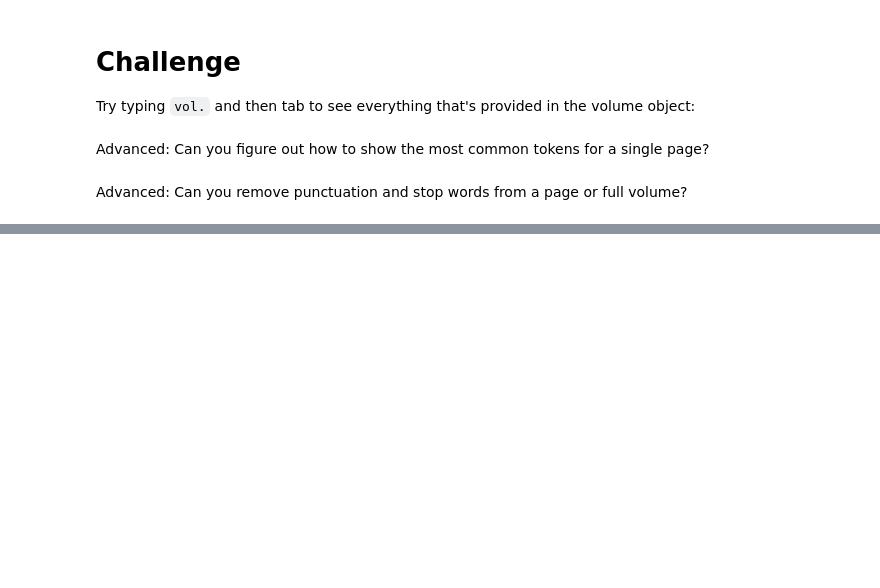
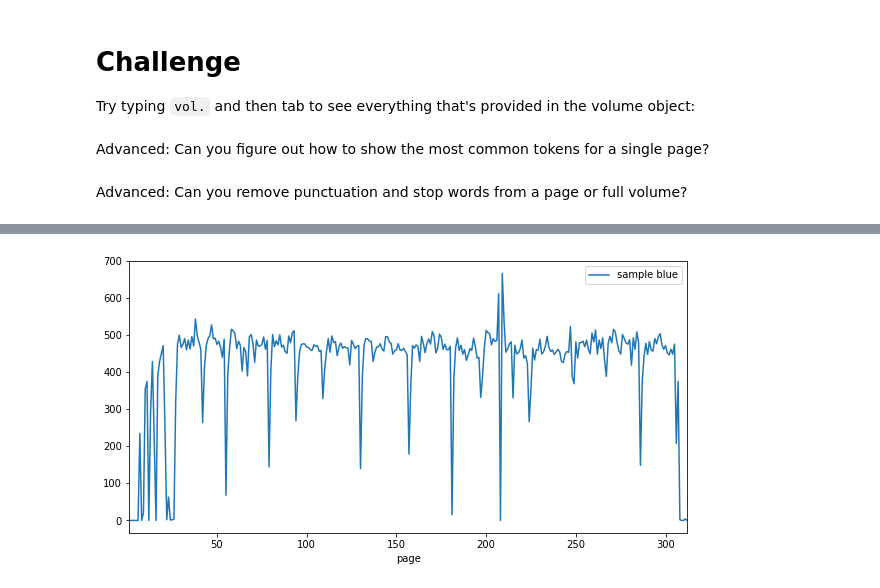
Before and after one commit to chennesy/htrc_umn, a Jupyter notebook: htrc_umn.ipynb, the cells around one changed output, grey strips where cells are left out. Drawn from its saved outputs; the diff is of its cells as text; code cells hidden in the pictures; blank space fills up the shorter version.

```diff
--- a/htrc_umn.ipynb
+++ b/htrc_umn.ipynb
@@ -338,0 +484,7 @@ Advanced: Can you remove punctuation and stop words from a page or full volume?
+# %%
+import matplotlib.pyplot as plt
+tokens.plot(figsize=(10,5), label='sample blue')
+plt.legend()
+plt.show()
+# %% [output]
+[figure, added]
```
Also changed, not shown: parts of 20 cells of this notebook.
